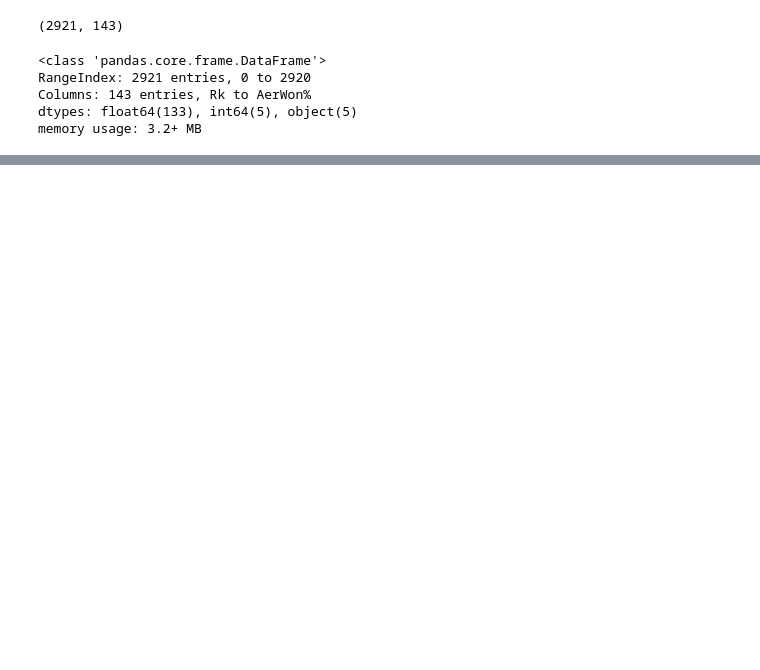
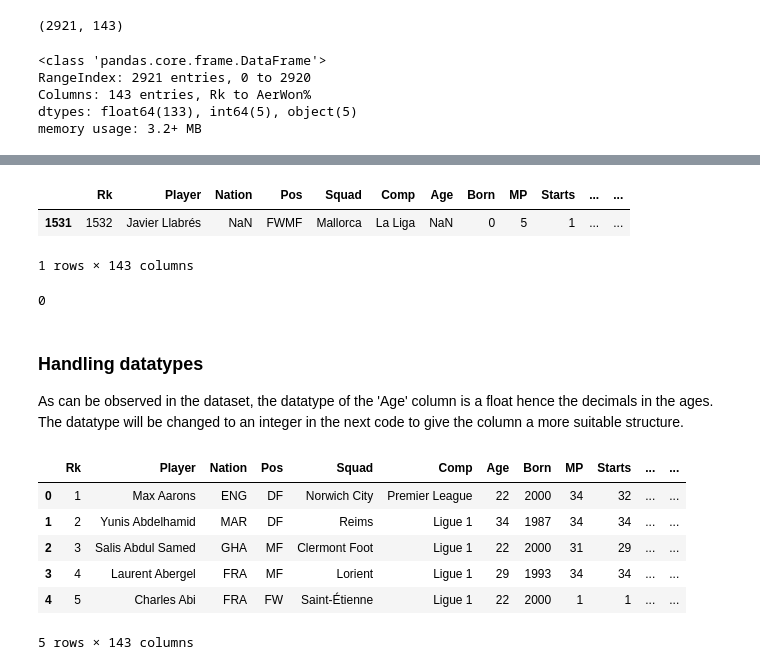
Before and after one commit to iameberedavid/Football-Analysis, a Jupyter notebook: Footballl Analysis Notebook.ipynb, the cells around one changed output, grey strips where cells are left out. Drawn from its saved outputs; the diff is of its cells as text; code cells hidden in the pictures; blank space fills up the shorter version.

```diff
--- a/Footballl Analysis Notebook.ipynb
+++ b/Footballl Analysis Notebook.ipynb
@@ -44,0 +98,37 @@ memory usage: 3.2+ MB
+# %%
+# Specify the row for Javier Llabrés
+javier_row = data[data['Player'] == 'Javier Llabrés']
+
+# Input the values for 'Nation' and 'Age', and set 'Born' to the correct value
+data.loc[javier_row.index, 'Nation'] = 'ESP' # Spain is denoted as 'ESP' in the dataset
+data.loc[javier_row.index, 'Age'] = 19
+data.loc[javier_row.index, 'Born'] = 2002
+
+javier_row
+# %% [output]
+|  | Rk | Player | Nation | Pos | Squad | Comp | Age | Born | MP | Starts | ... | ... |
+| 1531 | 1532 | Javier Llabrés | NaN | FWMF | Mallorca | La Liga | NaN | 0 | 5 | 1 | ... | ... |
+1 rows × 143 columns
+# %%
+# Confirm that there are no more missing values in the dataset
+
+data.isna().sum().sum()
+# %% [output]
+0
+# %% [markdown]
+### Handling datatypes
+
+As can be observed in the dataset, the datatype of the 'Age' column is a float hence the decimals in the ages. The datatype will be changed to an integer in the next code to give the column a more suitable structure.
+# %%
+# Convert the 'Age' column to integer type
+
+data['Age'] = data['Age'].astype(int)
+data.head()
+# %% [output]
+|  | Rk | Player | Nation | Pos | Squad | Comp | Age | Born | MP | Starts | ... | ... |
+| 0 | 1 | Max Aarons | ENG | DF | Norwich City | Premier League | 22 | 2000 | 34 | 32 | ... | ... |
+| 1 | 2 | Yunis Abdelhamid | MAR | DF | Reims | Ligue 1 | 34 | 1987 | 34 | 34 | ... | ... |
+| 2 | 3 | Salis Abdul Samed | GHA | MF | Clermont Foot | Ligue 1 | 22 | 2000 | 31 | 29 | ... | ... |
+| 3 | 4 | Laurent Abergel | FRA | MF | Lorient | Ligue 1 | 29 | 1993 | 34 | 34 | ... | ... |
+| 4 | 5 | Charles Abi | FRA | FW | Saint-Étienne | Ligue 1 | 22 | 2000 | 1 | 1 | ... | ... |
+5 rows × 143 columns
```
Also changed, not shown: parts of 27 cells of this notebook.
